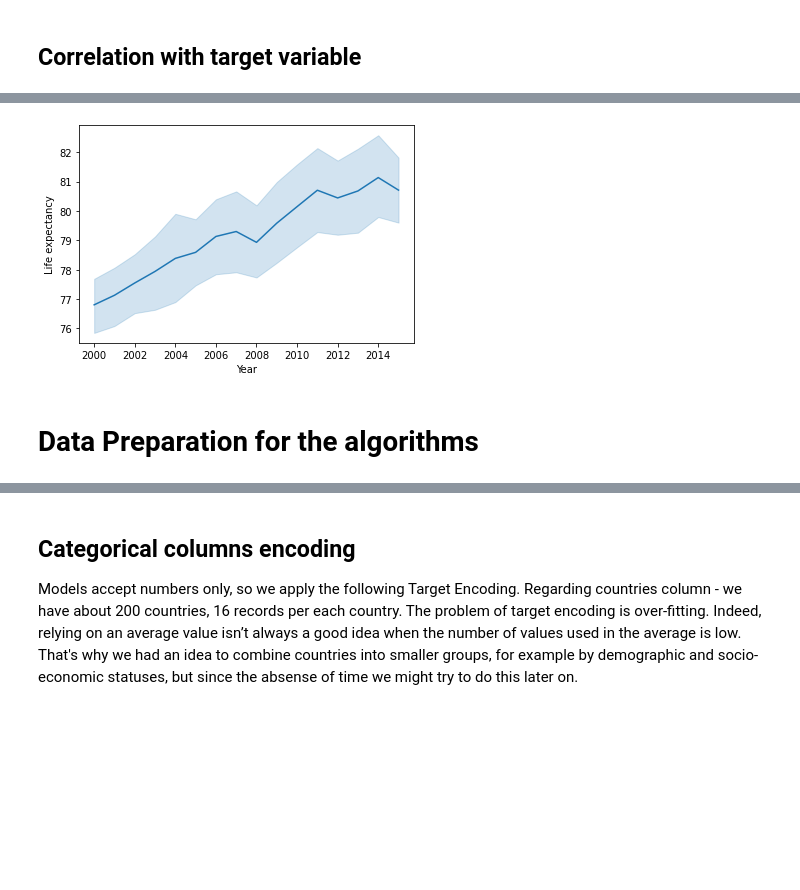
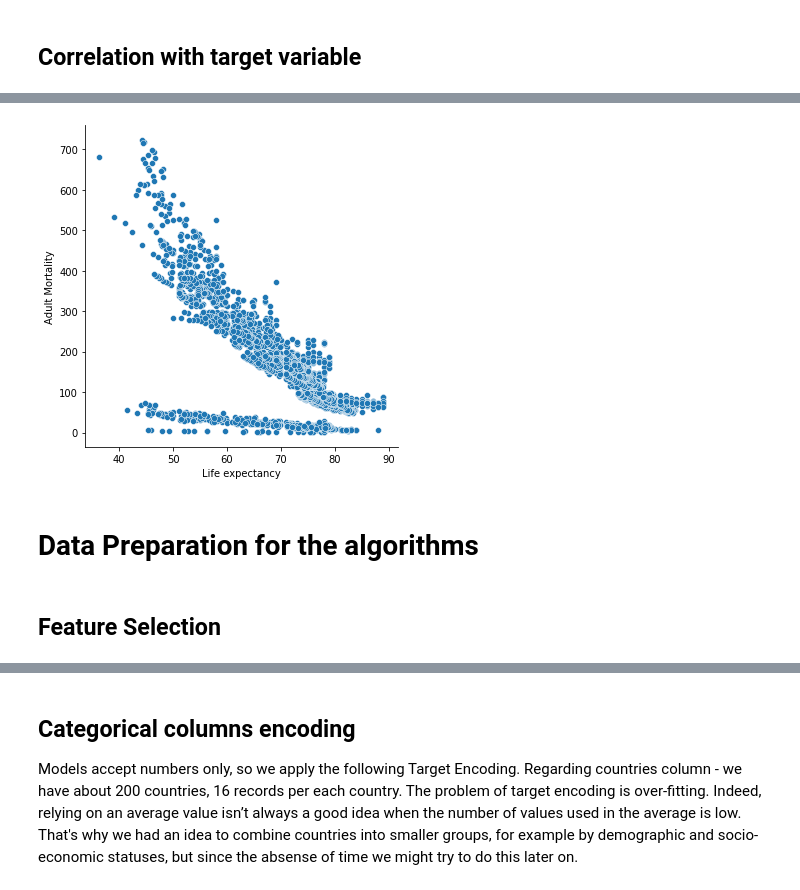
Before and after one commit to linoybar/Regression_Python_Project, a Jupyter notebook: Regression project - Linoy and Roni.ipynb, the cells around one changed output, grey strips where cells are left out. Drawn from its saved outputs; the diff is of its cells as text; code cells hidden in the pictures; blank space fills up the shorter version.

```diff
--- a/Regression project - Linoy and Roni.ipynb
+++ b/Regression project - Linoy and Roni.ipynb
@@ -299,7 +359,9 @@ plt.show()
 # %%
-sns.lineplot(x = 'Year', y = 'Life expectancy', data = developed_df)
-plt.show()
+sns.relplot(x ="Life expectancy", y ="Adult Mortality",
+            data = life_df);
 # %% [output]
-[figure, old version]
+[figure, new version]
 # %% [markdown]
 # Data Preparation for the algorithms
+# %% [markdown]
+## Feature Selection
```
Also changed, not shown: parts of 79 cells of this notebook.
